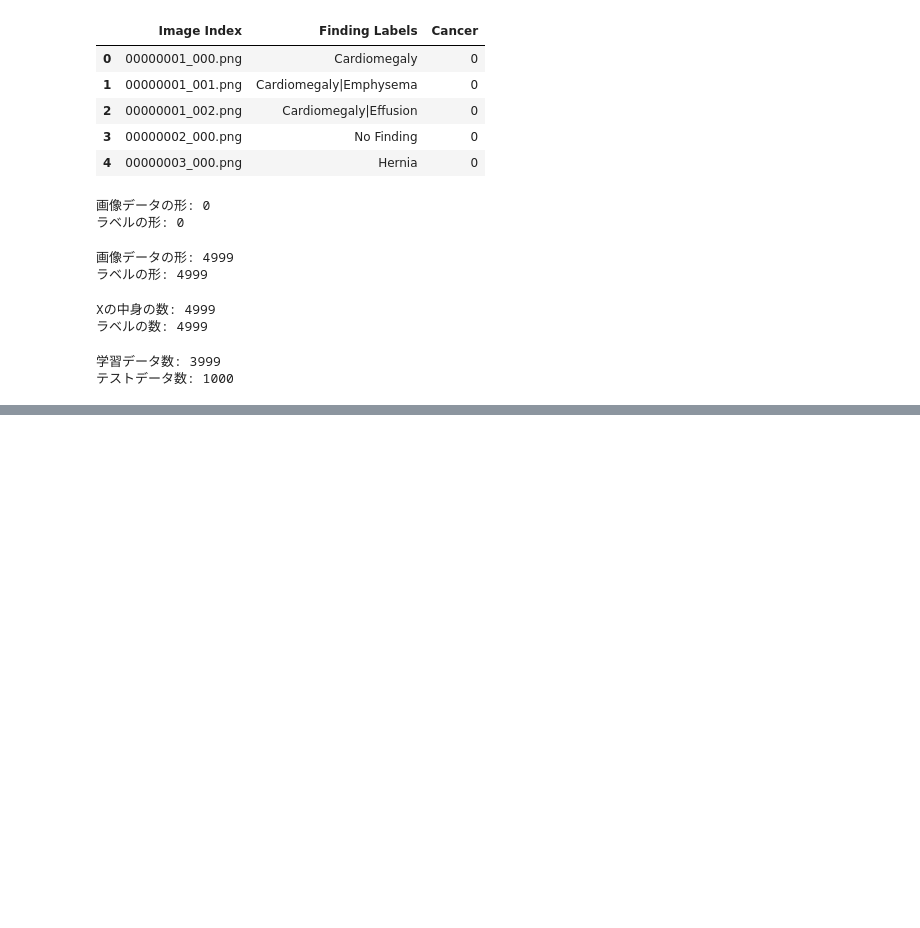
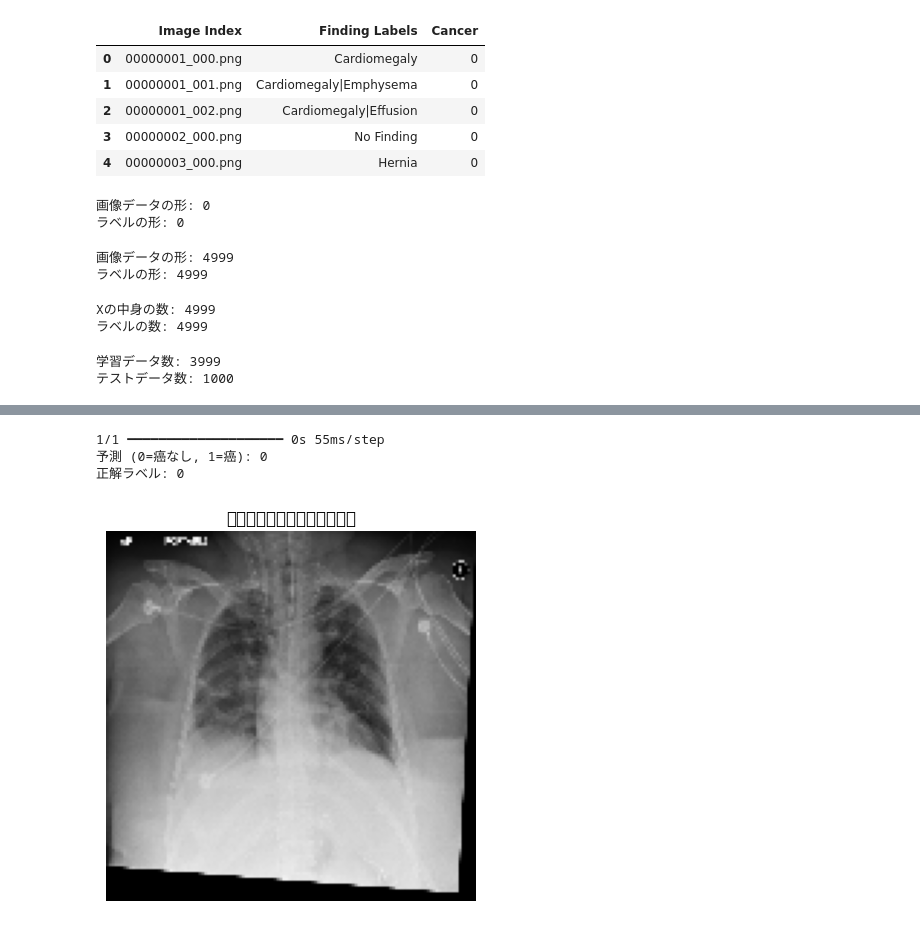
Before and after one commit to ayame416/python-basic-kadai, a Jupyter notebook: 成果物/Untitled2.ipynb, the cells around one changed output, grey strips where cells are left out. Saved outputs shown, nothing was run; the diff lists cells and outputs as text; code cells hidden in the pictures; blank space fills up the shorter version.

```diff
--- a/成果物/Untitled2.ipynb
+++ b/成果物/Untitled2.ipynb
@@ -232,0 +237,4 @@ print("テスト精度:", test_acc)
+# %%
+from tensorflow.keras.models import load_model
+
+model = load_model('my_model.h5')
@@ -232,0 +243,26 @@ print("テスト精度:", test_acc)
+# %%
+import random
+import matplotlib.pyplot as plt
+
+# ランダムに１枚選ぶ
+index = random.randint(0, len(X_test) - 1)
+sample_image = X_test[index]
+sample_label = y_test[index]
+
+# 予測
+prediction = model.predict(sample_image.reshape(1, 128, 128, 1))
+
+print("予測 (0=癌なし, 1=癌):", int(prediction[0] > 0.5))
+print("正解ラベル:", sample_label)
+
+
+#画像を表示
+plt.imshow(sample_image.reshape(128, 128), cmap='gray')
+plt.title("この画像を予測した結果です")
+plt.axis('off')
+plt.show()
+# %% [output]
+1/1 ━━━━━━━━━━━━━━━━━━━━ 0s 55ms/step
+予測 (0=癌なし, 1=癌): 0
+正解ラベル: 0
+[figure, added]
```
Also changed, not shown: parts of 14 cells of this notebook.
